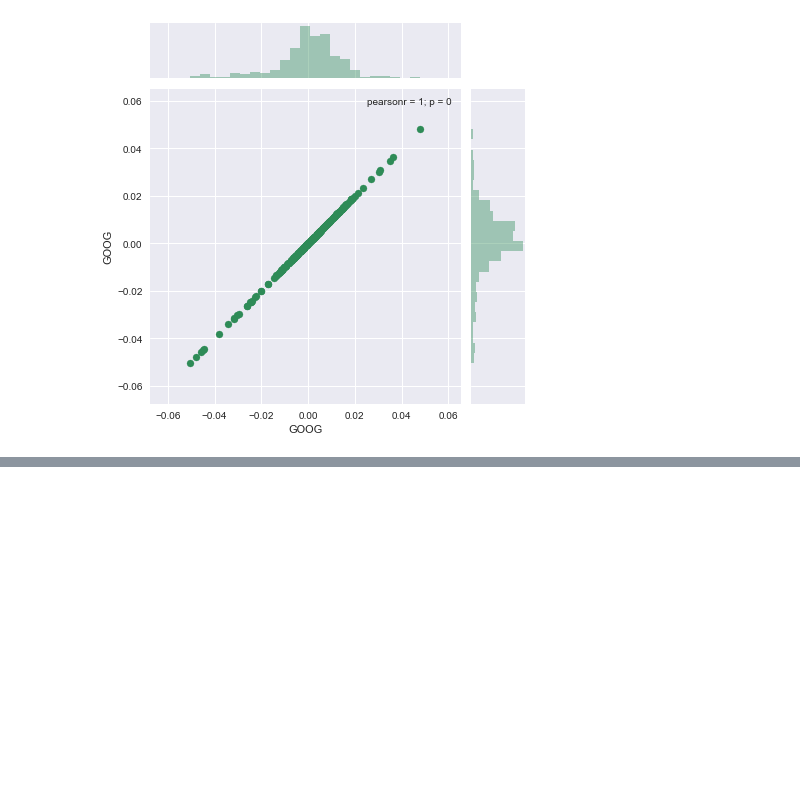
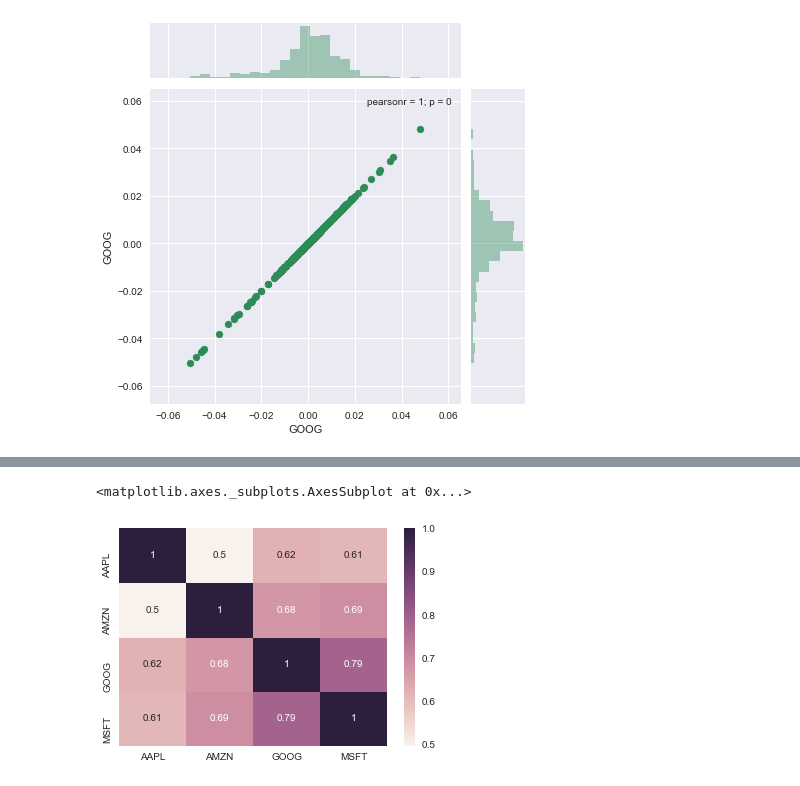
Before and after one commit to TakanoriHasebe/Udemy_python_data_science, a Jupyter notebook: 株式市場のデータ解析について.ipynb, the cells around one changed output, grey strips where cells are left out. Cells and saved outputs as stored; diff of their text form; code cells hidden in the pictures; blank space fills up the shorter version.

```diff
--- a/株式市場のデータ解析について.ipynb
+++ b/株式市場のデータ解析について.ipynb
@@ -189,0 +221,6 @@ sns.jointplot('GOOG', 'MSFT', tech_rets, kind = 'scatter', color = 'seagreen')
+# %%
+# 相関係数を数字として求めて、それをそのままプロットする
+sns.heatmap(tech_rets.corr(), annot=True)
+# %% [output]
+<matplotlib.axes._subplots.AxesSubplot at 0x...>
+[figure, added]
```
Also changed, not shown: parts of 21 cells of this notebook.
